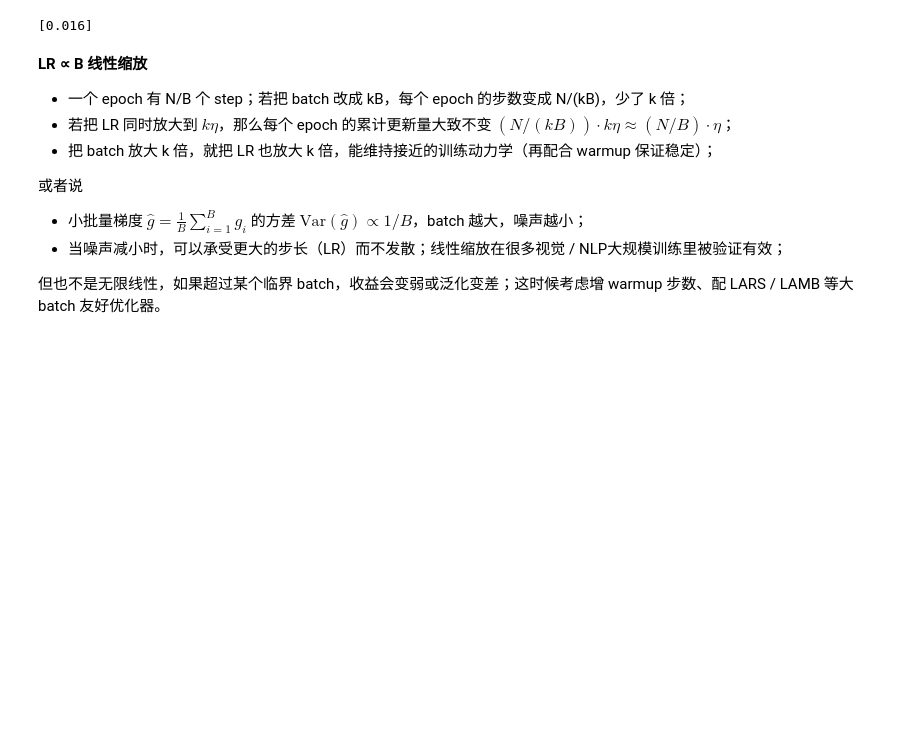
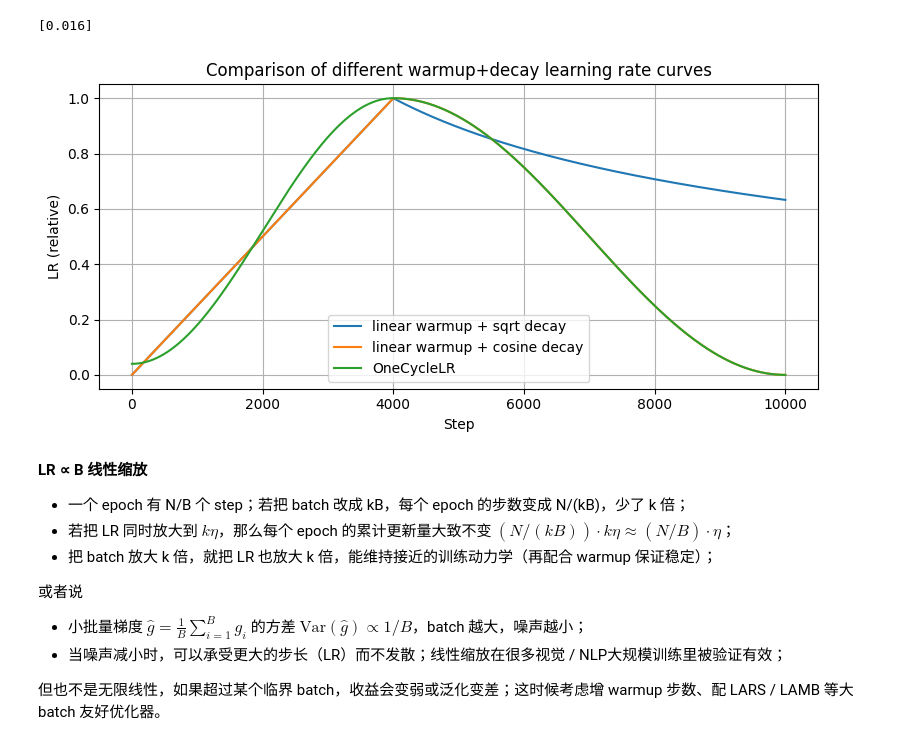
Before and after one commit to KLGR123/KLGR123.github.io, a Jupyter notebook: assets/jupyter/megatron/warmup.ipynb, the cells around one changed output. Drawn from its saved outputs; the diff is of its cells as text; code cells hidden in the pictures; blank space fills up the shorter version.

```diff
--- a/assets/jupyter/megatron/warmup.ipynb
+++ b/assets/jupyter/megatron/warmup.ipynb
@@ -102,6 +102,65 @@ scheduler = torch.optim.lr_scheduler.OneCycleLR(
 scheduler.base_lrs
 # %% [output]
 [0.016]
+# %%
+import numpy as np
+import matplotlib.pyplot as plt
+
+total_steps = 10000
+warmup_steps = 4000
+
+steps = np.arange(1, total_steps + 1)
+
+# 1. linear warmup + sqrt decay
+def lr_lambda_sqrt(step):
+    if step <= warmup_steps:
+        return step / warmup_steps
+    else:
+        return (warmup_steps ** 0.5) / (step ** 0.5)
+lrs_sqrt = [lr_lambda_sqrt(s) for s in steps]
+
+# 2. linear warmup + cosine decay
+def lr_lambda_cos(step):
+    if step <= warmup_steps:
+        return step / warmup_steps
+    else:
+        progress = (step - warmup_steps) / (total_steps - warmup_steps)
+        return 0.5 * (1 + np.cos(np.pi * progress))
+lrs_cos = [lr_lambda_cos(s) for s in steps]
+
+# 3. OneCycleLR
+from torch.optim.lr_scheduler import OneCycleLR
+import torch
+
+model = torch.nn.Linear(1, 1)
+optimizer = torch.optim.SGD(model.parameters(), lr=0.1)
+onecycle = OneCycleLR(
+    optimizer,
+    max_lr=1.0,
+    total_steps=total_steps,
+    pct_start=warmup_steps/total_steps,
+    anneal_strategy='cos',
+    div_factor=25,
+    final_div_factor=1e4
+)
+lrs_onecycle = []
+for _ in range(total_steps):
+    lrs_onecycle.append(onecycle.get_last_lr()[0])
+    onecycle.step()
+
+plt.figure(figsize=(8, 4))
+plt.plot(steps, lrs_sqrt, label='linear warmup + sqrt decay')
+plt.plot(steps, lrs_cos, label='linear warmup + cosine decay')
+plt.plot(steps, lrs_onecycle, label='OneCycleLR')
+plt.xlabel('Step')
+plt.ylabel('LR (relative)')
+plt.title('Comparison of different warmup+decay learning rate curves')
+plt.legend()
+plt.grid(True)
+plt.tight_layout()
+plt.show()
+# %% [output]
+[figure, added]
 # %% [markdown]
 **LR ∝ B 线性缩放**
 
```
